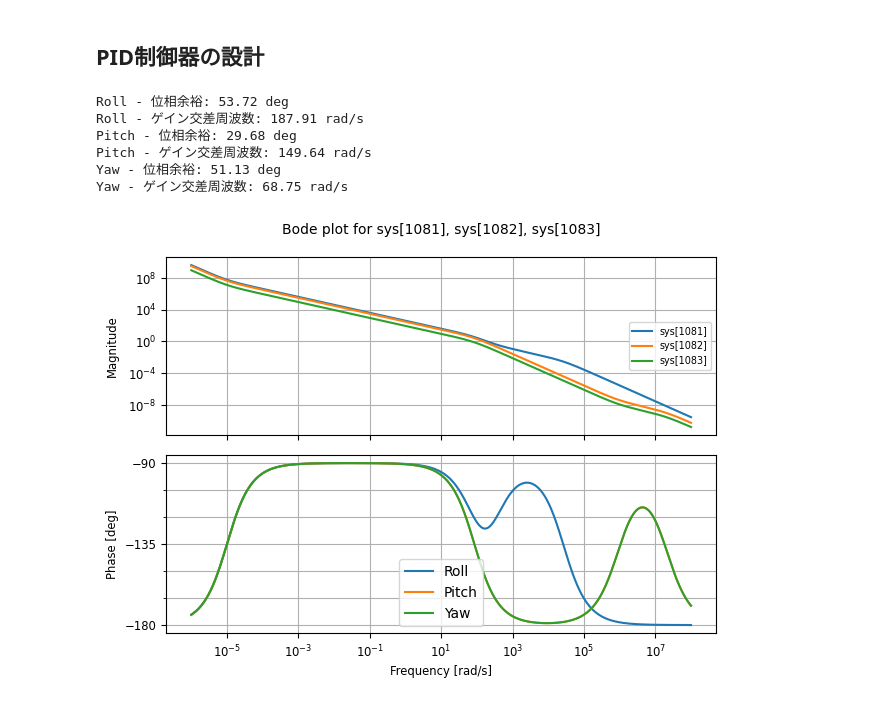
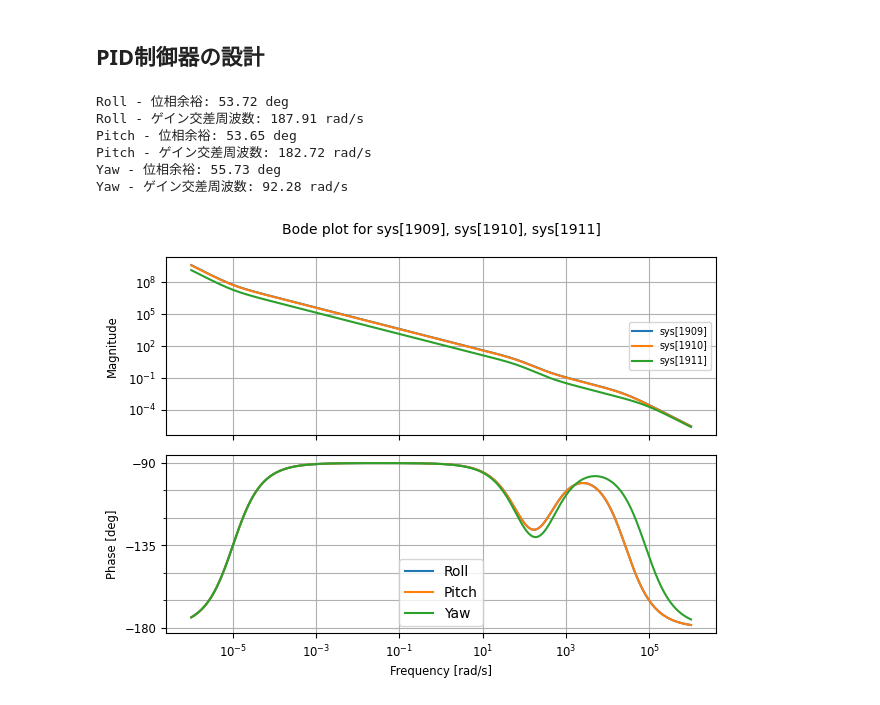
Before and after one commit to Akiden-san/Controller_desigen_exercise, a Jupyter notebook: python_control_practice.ipynb, the cells around one changed output. Saved outputs shown, nothing was run; the diff lists cells and outputs as text; code cells hidden in the pictures.

```diff
--- a/python_control_practice.ipynb
+++ b/python_control_practice.ipynb
@@ -203,15 +203,15 @@ Ti_roll = 100000
 Td_roll = 0.003
 eta_roll = 0.0125
 
-Kp_pitch = 2.0
+Kp_pitch = 2.5
 Ti_pitch = 100000
-Td_pitch = 0.000001
-eta_pitch = 0.05
+Td_pitch = 0.003
+eta_pitch = 0.0125
 
-Kp_yaw = 3.0
+Kp_yaw = 4.5
 Ti_yaw = 100000
-Td_yaw = 0.000001
-eta_yaw = 0.05
+Td_yaw = 0.0025
+eta_yaw = 0.005
 
 # 不完全微分を含むPID制御器の伝達関数
 sys_roll_i = ctrl.tf([1], [Ti_roll, 0])
@@ -228,35 +228,35 @@ sys_yaw_pid = Kp_yaw * (1 + sys_yaw_i + sys_yaw_d)
 
 sys_roll_pid = Kp_roll * (1 + sys_roll_i + sys_roll_d)
 
 sys_pitch_i = ctrl.tf([1], [Ti_pitch, 0])
 sys_pitch_d = ctrl.tf([Td_pitch, 0], [eta_pitch*Td_pitch, 1])
 sys_pitch_pid = Kp_pitch * (1 + sys_pitch_i + sys_pitch_d)
 
 sys_yaw_i = ctrl.tf([1], [Ti_yaw, 0])
 sys_yaw_d = ctrl.tf([Td_yaw, 0], [eta_yaw*Td_yaw, 1])
 sys_yaw_pid = Kp_yaw * (1 + sys_yaw_i + sys_yaw_d)
 
 
 # 制御系の伝達関数
 sys_roll_openloop = sys_roll_pid*sys_roll
 sys_pitch_openloop = sys_pitch_pid*sys_pitch
 sys_yaw_openloop = sys_yaw_pid*sys_yaw
 
 # 余裕を表示
 for sys, name in zip([sys_roll_openloop, sys_pitch_openloop, sys_yaw_openloop],["Roll", "Pitch", "Yaw"]):
     gm, pm, wg, wp = ctrl.margin(sys)
     print(f"{name} - 位相余裕: {pm:.2f} deg")
     print(f"{name} - ゲイン交差周波数: {wp:.2f} rad/s")
 
 # Bode線図を描く
 ctrl.bode([sys_roll_openloop, sys_pitch_openloop, sys_yaw_openloop])
 plt.legend(["Roll", "Pitch", "Yaw"])
 plt.show()
 # %% [output]
 Roll - 位相余裕: 53.72 deg
 Roll - ゲイン交差周波数: 187.91 rad/s
-Pitch - 位相余裕: 29.68 deg
-Pitch - ゲイン交差周波数: 149.64 rad/s
-Yaw - 位相余裕: 51.13 deg
-Yaw - ゲイン交差周波数: 68.75 rad/s
+Pitch - 位相余裕: 53.65 deg
+Pitch - ゲイン交差周波数: 182.72 rad/s
+Yaw - 位相余裕: 55.73 deg
+Yaw - ゲイン交差周波数: 92.28 rad/s
-[figure, old version]
+[figure, new version]
```
